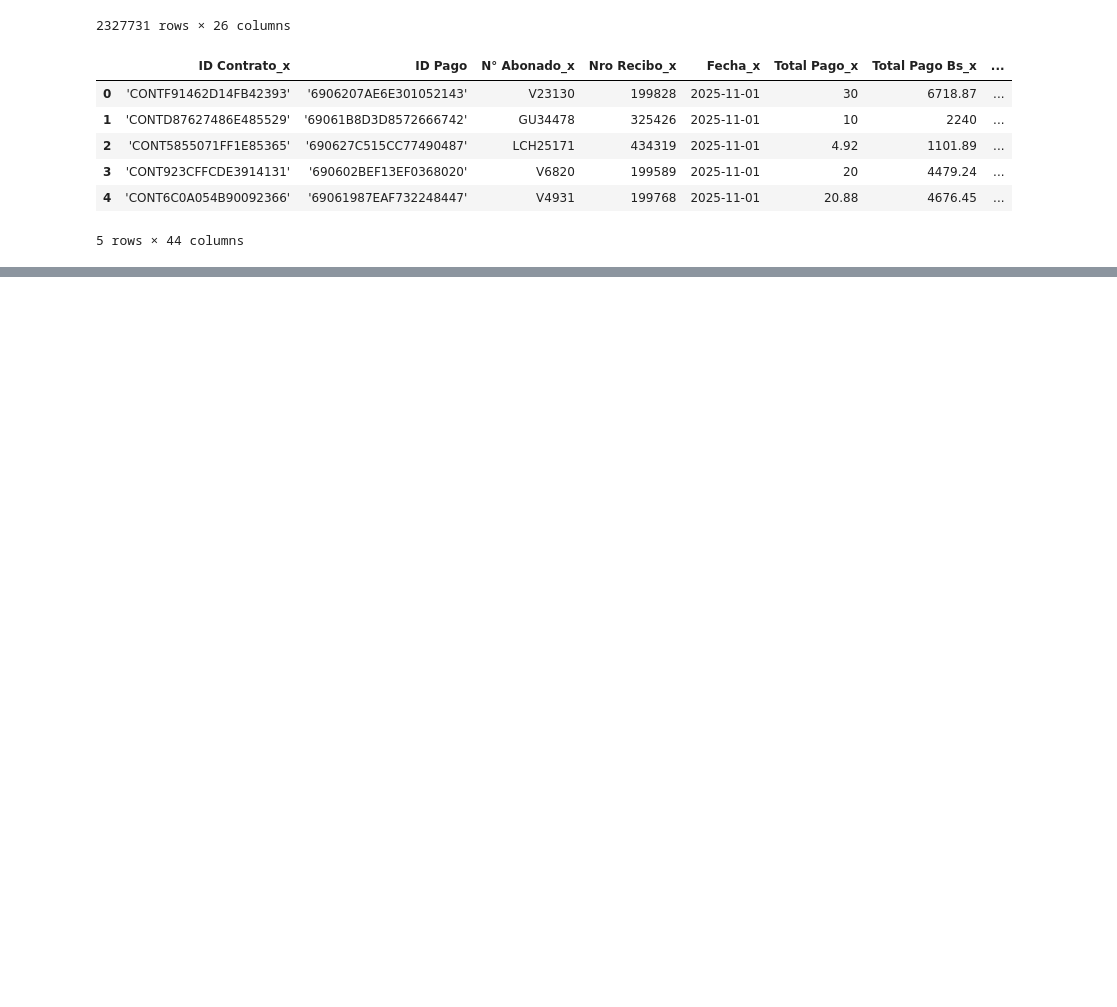
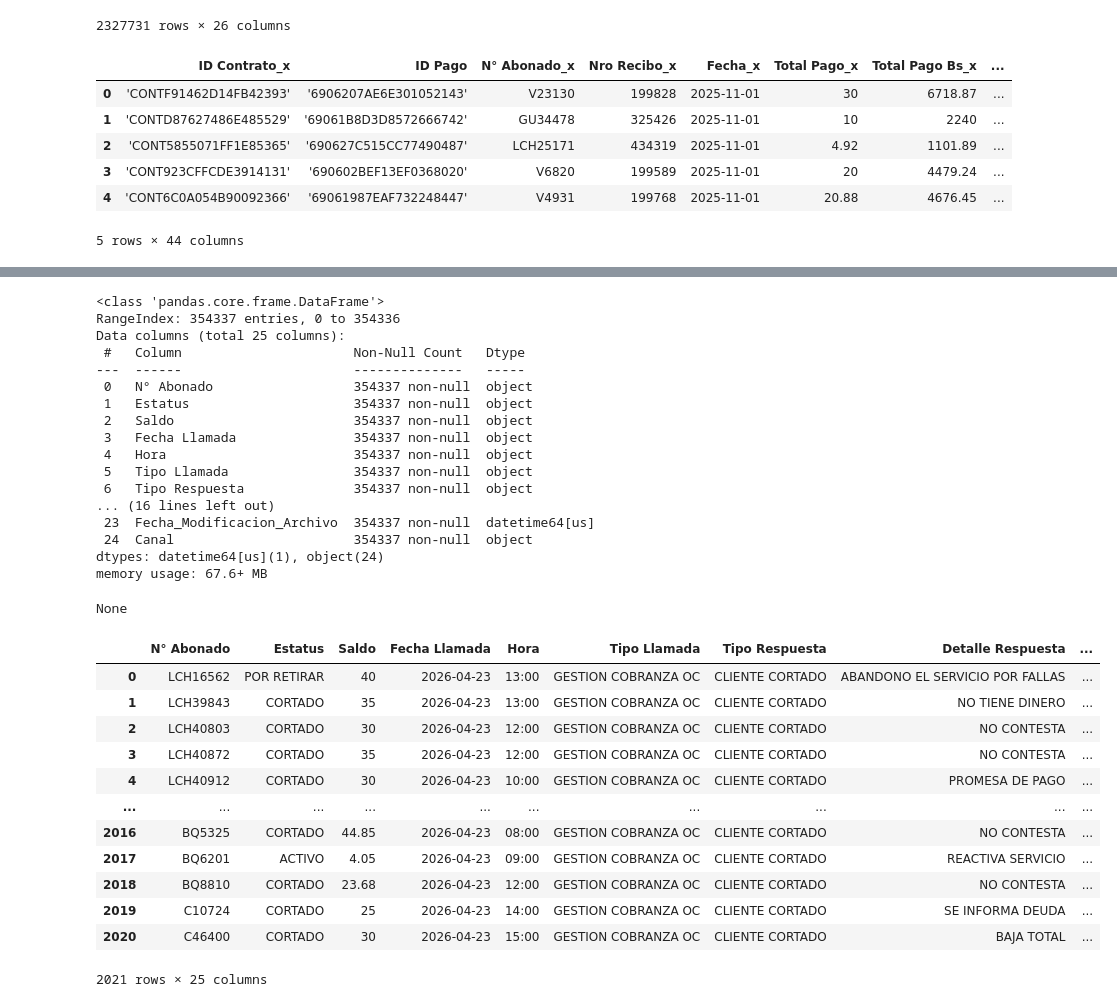
Before and after one commit to Artur030610/Data-Automated-Pipeline-Telecom, a Jupyter notebook: Notebooks/afluencia.ipynb, the cells around one changed output, grey strips where cells are left out. Cells and saved outputs as stored; diff of their text form; code cells hidden in the pictures; blank space fills up the shorter version.

```diff
--- a/Notebooks/afluencia.ipynb
+++ b/Notebooks/afluencia.ipynb
@@ -254,0 +328,42 @@ display(df)
+# %%
+import pandas as pd
+df_cobranza = pd.read_parquet(r"C:\Users\josperez\Documents\A-DataStack\01-Proyectos\01-Data_PipelinesFibex\02_Data_Lake\gold_data\Llamadas_Cobranza_Gold.parquet")
+display(df_cobranza.info())
+df_cobranza['Fecha Llamada'] = pd.to_datetime(df_cobranza['Fecha Llamada'], errors='coerce')
+mask_april = (df_cobranza['Fecha Llamada'] >= '2026-04-23') & (df_cobranza['Fecha Llamada'] <= '2026-04-23')
+df_cobranza_april = df_cobranza[mask_april]
+df_cobranza_april = df_cobranza_april.drop_duplicates(subset=['N° Abonado','Fecha Llamada','Hora',]).reset_index(drop=True)
+
+display(df_cobranza_april)
+# %% [output]
+<class 'pandas.core.frame.DataFrame'>
+RangeIndex: 354337 entries, 0 to 354336
+Data columns (total 25 columns):
+ #   Column                      Non-Null Count   Dtype
+---  ------                      --------------   -----
+ 0   N° Abonado                  354337 non-null  object
+ 1   Estatus                     354337 non-null  object
+ 2   Saldo                       354337 non-null  object
+ 3   Fecha Llamada               354337 non-null  object
+ 4   Hora                        354337 non-null  object
+ 5   Tipo Llamada                354337 non-null  object
+ 6   Tipo Respuesta              354337 non-null  object
+... (16 lines left out)
+ 23  Fecha_Modificacion_Archivo  354337 non-null  datetime64[us]
+ 24  Canal                       354337 non-null  object
+dtypes: datetime64[us](1), object(24)
+memory usage: 67.6+ MB
+None
+|  | N° Abonado | Estatus | Saldo | Fecha Llamada | Hora | Tipo Llamada | Tipo Respuesta | Detalle Respuesta | ... |
+| 0 | LCH16562 | POR RETIRAR | 40 | 2026-04-23 | 13:00 | GESTION COBRANZA OC | CLIENTE CORTADO | ABANDONO EL SERVICIO POR FALLAS | ... |
+| 1 | LCH39843 | CORTADO | 35 | 2026-04-23 | 13:00 | GESTION COBRANZA OC | CLIENTE CORTADO | NO TIENE DINERO | ... |
+| 2 | LCH40803 | CORTADO | 30 | 2026-04-23 | 12:00 | GESTION COBRANZA OC | CLIENTE CORTADO | NO CONTESTA | ... |
+| 3 | LCH40872 | CORTADO | 35 | 2026-04-23 | 12:00 | GESTION COBRANZA OC | CLIENTE CORTADO | NO CONTESTA | ... |
+| 4 | LCH40912 | CORTADO | 30 | 2026-04-23 | 10:00 | GESTION COBRANZA OC | CLIENTE CORTADO | PROMESA DE PAGO | ... |
+| ... | ... | ... | ... | ... | ... | ... | ... | ... | ... |
+| 2016 | BQ5325 | CORTADO | 44.85 | 2026-04-23 | 08:00 | GESTION COBRANZA OC | CLIENTE CORTADO | NO CONTESTA | ... |
+| 2017 | BQ6201 | ACTIVO | 4.05 | 2026-04-23 | 09:00 | GESTION COBRANZA OC | CLIENTE CORTADO | REACTIVA SERVICIO | ... |
+| 2018 | BQ8810 | CORTADO | 23.68 | 2026-04-23 | 12:00 | GESTION COBRANZA OC | CLIENTE CORTADO | NO CONTESTA | ... |
+| 2019 | C10724 | CORTADO | 25 | 2026-04-23 | 14:00 | GESTION COBRANZA OC | CLIENTE CORTADO | SE INFORMA DEUDA | ... |
+| 2020 | C46400 | CORTADO | 30 | 2026-04-23 | 15:00 | GESTION COBRANZA OC | CLIENTE CORTADO | BAJA TOTAL | ... |
+2021 rows × 25 columns
```
Also changed, not shown: parts of 5 cells of this notebook, 48 other files.
